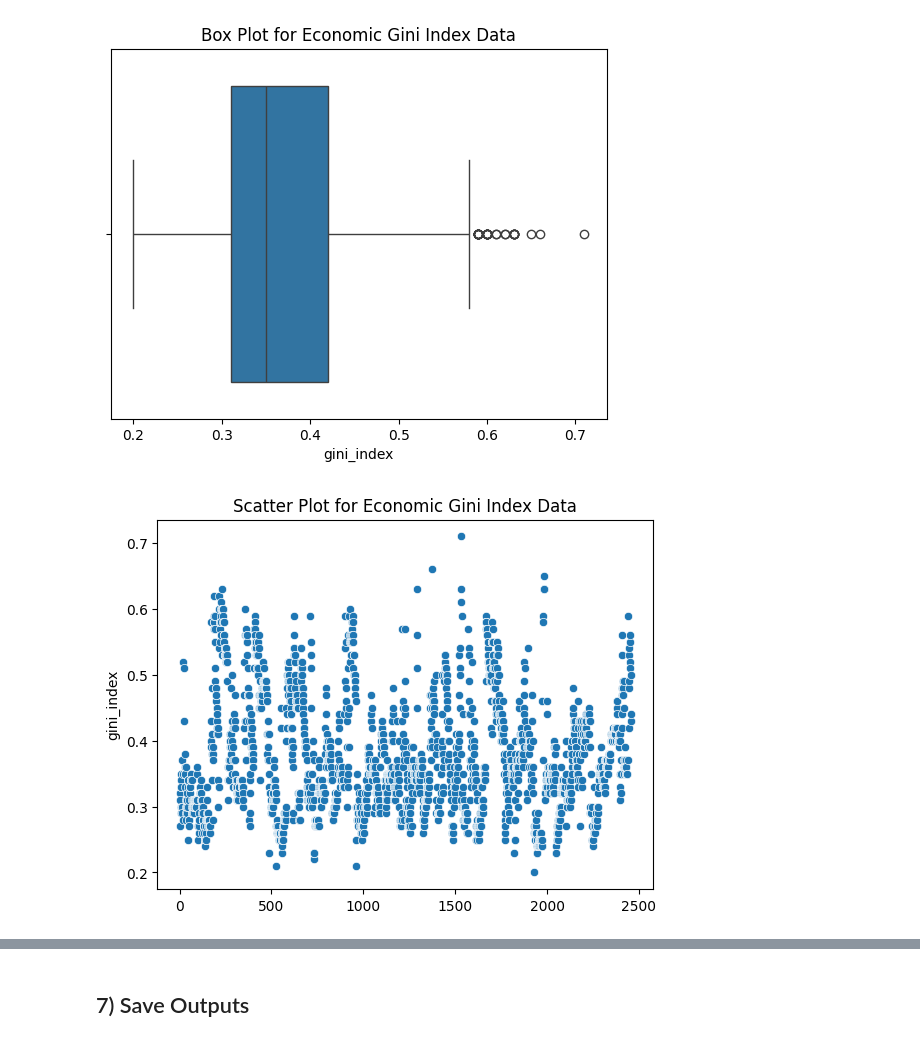
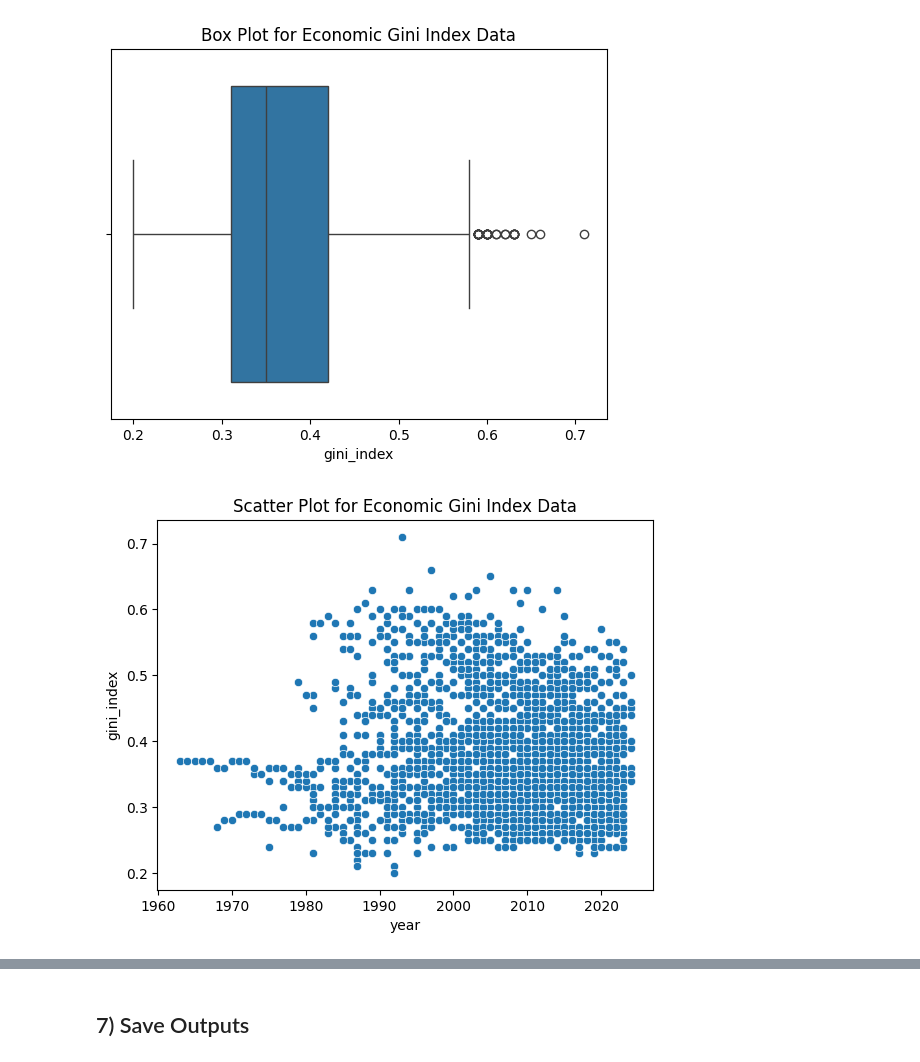
Before and after one commit to SivaneshN/RCA_Tools_And_Methods, a Jupyter notebook: notebooks/clean_gini_index_data.ipynb, the cells around one changed output, grey strips where cells are left out. Cells and saved outputs as stored; diff of their text form; code cells hidden in the pictures.

```diff
--- a/notebooks/clean_gini_index_data.ipynb
+++ b/notebooks/clean_gini_index_data.ipynb
@@ -188,11 +188,11 @@ plt.show()
 [figure]
 # %%
 # Scatter Plot
-sns.scatterplot(x=range(len(df['gini_index'])), y=df['gini_index'])
+sns.scatterplot(x=df['year'], y=df['gini_index'])
 plt.title("Scatter Plot for Economic Gini Index Data")
 plt.show()
 # %% [output]
-[figure, old version]
+[figure, new version]
 # %%
 
 # Calculate Q1, Q3, and IQR
```
Also changed, not shown: parts of 2 cells of this notebook, 3 other files.
